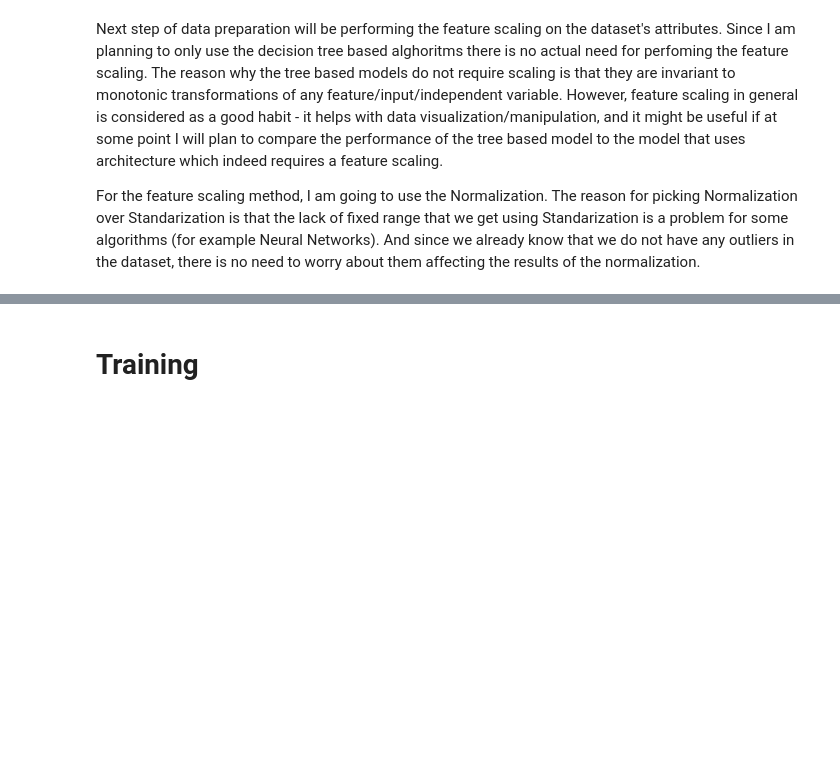
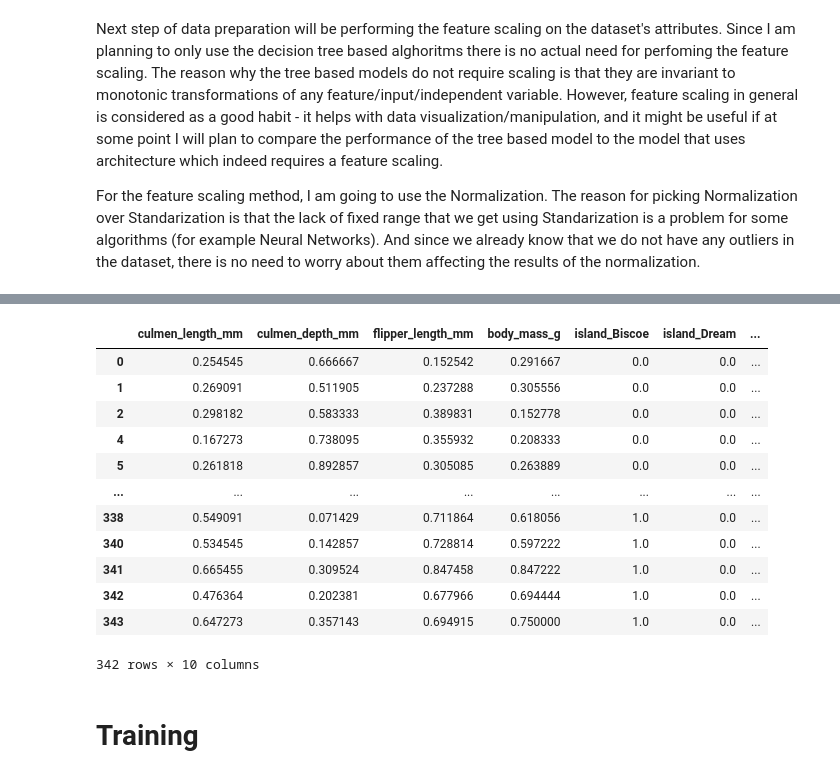
Before and after one commit to 6rishka/Palmer-Penguin, a Jupyter notebook: Palmer Penguin Classification.ipynb, the cells around one changed output, grey strips where cells are left out. Saved outputs shown, nothing was run; the diff lists cells and outputs as text; code cells hidden in the pictures; blank space fills up the shorter version.

Commit message:
continue on data preparation

```diff
--- a/Palmer Penguin Classification.ipynb
+++ b/Palmer Penguin Classification.ipynb
@@ -15,6 +15,9 @@ import sklearn
 import numpy as np
 import pandas as pd
 import matplotlib as mpl
+
+def flatten(t):
+    return [item for sublist in t for item in sublist]
 # %% [markdown]
 # Data Loading
 # %%
@@ -306,0 +317,11 @@ We can see that all the numerical values lays between 0 and 1. Another thing tha
+# %%
+from sklearn.preprocessing import LabelEncoder, OneHotEncoder
+
+labelencoder = LabelEncoder()
+encoded_species = pd.DataFrame(labelencoder.fit_transform(dataset["species"]), index=dataset.index, columns=["species"])
+
+onehotencoder = OneHotEncoder(sparse=False)
+encoded_island = pd.DataFrame(onehotencoder.fit_transform(dataset[["island"]]), index=dataset.index, columns=flatten(map(lambda x: "island_" + x, onehotencoder.categories_)))
+
+onehotencoder = OneHotEncoder(sparse=False)
+encoded_sex = pd.DataFrame(onehotencoder.fit_transform(dataset[["sex"]]), index=dataset.index, columns=flatten(map(lambda x: "sex_" + x, onehotencoder.categories_)))
@@ -307,3 +354,21 @@ We can see that all the numerical values lays between 0 and 1. Another thing tha
+# %%
+dataset.drop(["island", "sex", "species"], axis=1, inplace=True)
+dataset = pd.concat([dataset, encoded_island, encoded_sex, encoded_species], axis=1)
+dataset
+# %% [output]
+|  | culmen_length_mm | culmen_depth_mm | flipper_length_mm | body_mass_g | island_Biscoe | island_Dream | ... |
+| 0 | 0.254545 | 0.666667 | 0.152542 | 0.291667 | 0.0 | 0.0 | ... |
+| 1 | 0.269091 | 0.511905 | 0.237288 | 0.305556 | 0.0 | 0.0 | ... |
+| 2 | 0.298182 | 0.583333 | 0.389831 | 0.152778 | 0.0 | 0.0 | ... |
+| 4 | 0.167273 | 0.738095 | 0.355932 | 0.208333 | 0.0 | 0.0 | ... |
+| 5 | 0.261818 | 0.892857 | 0.305085 | 0.263889 | 0.0 | 0.0 | ... |
+| ... | ... | ... | ... | ... | ... | ... | ... |
+| 338 | 0.549091 | 0.071429 | 0.711864 | 0.618056 | 1.0 | 0.0 | ... |
+| 340 | 0.534545 | 0.142857 | 0.728814 | 0.597222 | 1.0 | 0.0 | ... |
+| 341 | 0.665455 | 0.309524 | 0.847458 | 0.847222 | 1.0 | 0.0 | ... |
+| 342 | 0.476364 | 0.202381 | 0.677966 | 0.694444 | 1.0 | 0.0 | ... |
+| 343 | 0.647273 | 0.357143 | 0.694915 | 0.750000 | 1.0 | 0.0 | ... |
+342 rows × 10 columns
 # %% [markdown]
 # Training
 # %% [markdown]
```
Also changed, not shown: parts of 22 cells of this notebook.
